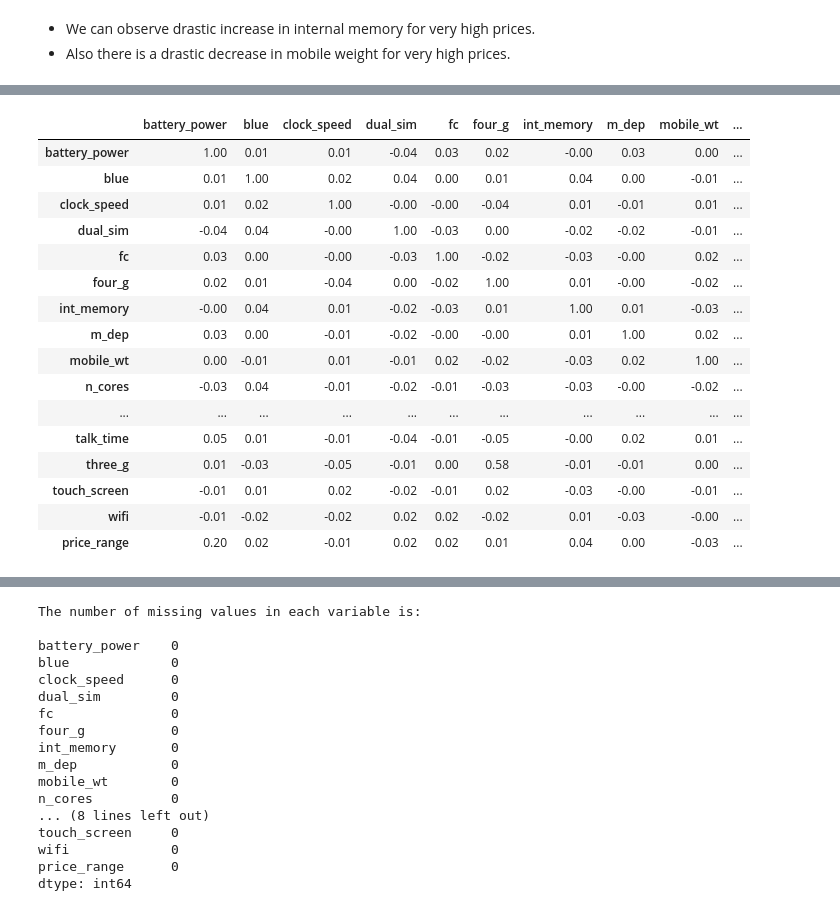
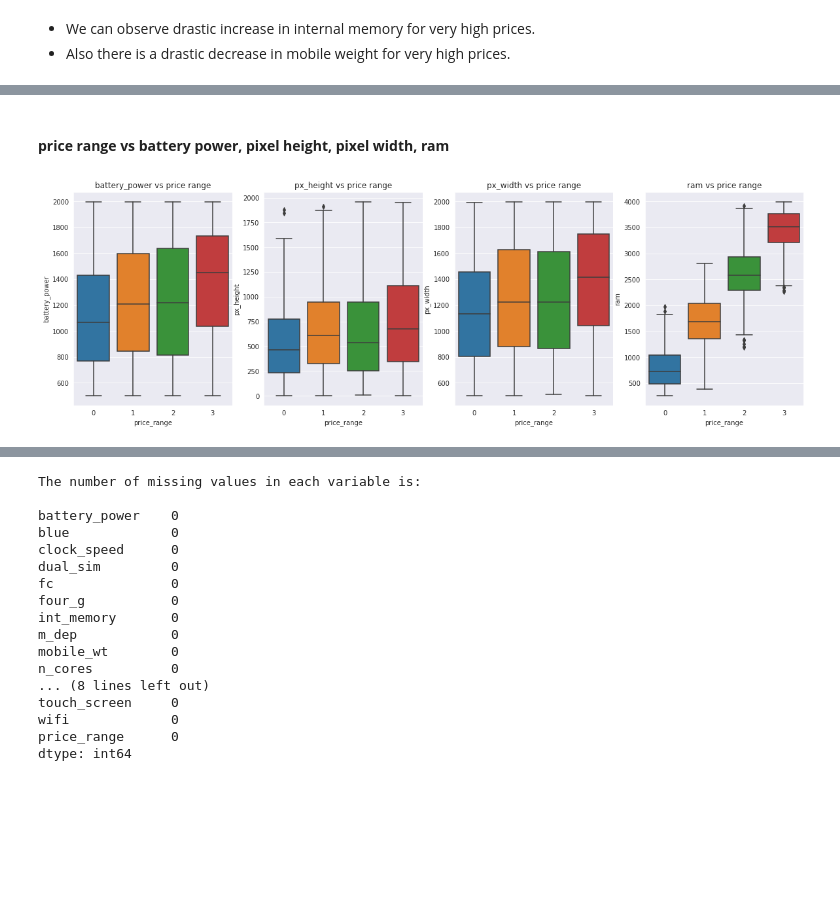
Before and after one commit to rahool010/Mobile-Price-Range-Prediction, a Jupyter notebook: Mobile_Price_Range_Prediction_Capstone_Project.ipynb, the cells around one changed output, grey strips where cells are left out. Cells and saved outputs as stored; diff of their text form; code cells hidden in the pictures; blank space fills up the shorter version.

```diff
--- a/Mobile_Price_Range_Prediction_Capstone_Project.ipynb
+++ b/Mobile_Price_Range_Prediction_Capstone_Project.ipynb
@@ -316,20 +260,16 @@ plot_along_target('px_height')
-# %%
-df.corr().style.background_gradient(cmap="Blues").set_precision(2)
-# %% [output]
-|  | battery_power | blue | clock_speed | dual_sim | fc | four_g | int_memory | m_dep | mobile_wt | ... |
-| battery_power | 1.00 | 0.01 | 0.01 | -0.04 | 0.03 | 0.02 | -0.00 | 0.03 | 0.00 | ... |
-| blue | 0.01 | 1.00 | 0.02 | 0.04 | 0.00 | 0.01 | 0.04 | 0.00 | -0.01 | ... |
-| clock_speed | 0.01 | 0.02 | 1.00 | -0.00 | -0.00 | -0.04 | 0.01 | -0.01 | 0.01 | ... |
-| dual_sim | -0.04 | 0.04 | -0.00 | 1.00 | -0.03 | 0.00 | -0.02 | -0.02 | -0.01 | ... |
-| fc | 0.03 | 0.00 | -0.00 | -0.03 | 1.00 | -0.02 | -0.03 | -0.00 | 0.02 | ... |
-| four_g | 0.02 | 0.01 | -0.04 | 0.00 | -0.02 | 1.00 | 0.01 | -0.00 | -0.02 | ... |
-| int_memory | -0.00 | 0.04 | 0.01 | -0.02 | -0.03 | 0.01 | 1.00 | 0.01 | -0.03 | ... |
-| m_dep | 0.03 | 0.00 | -0.01 | -0.02 | -0.00 | -0.00 | 0.01 | 1.00 | 0.02 | ... |
-| mobile_wt | 0.00 | -0.01 | 0.01 | -0.01 | 0.02 | -0.02 | -0.03 | 0.02 | 1.00 | ... |
-| n_cores | -0.03 | 0.04 | -0.01 | -0.02 | -0.01 | -0.03 | -0.03 | -0.00 | -0.02 | ... |
-| ... | ... | ... | ... | ... | ... | ... | ... | ... | ... | ... |
-| talk_time | 0.05 | 0.01 | -0.01 | -0.04 | -0.01 | -0.05 | -0.00 | 0.02 | 0.01 | ... |
-| three_g | 0.01 | -0.03 | -0.05 | -0.01 | 0.00 | 0.58 | -0.01 | -0.01 | 0.00 | ... |
-| touch_screen | -0.01 | 0.01 | 0.02 | -0.02 | -0.01 | 0.02 | -0.03 | -0.00 | -0.01 | ... |
-| wifi | -0.01 | -0.02 | -0.02 | 0.02 | 0.02 | -0.02 | 0.01 | -0.03 | -0.00 | ... |
-| price_range | 0.20 | 0.02 | -0.01 | 0.02 | 0.02 | 0.01 | 0.04 | 0.00 | -0.03 | ... |
+# %% [markdown]
+#### **price range vs battery power, pixel height, pixel width, ram**
+# %%
+# visualizing price range grouped by these variables using boxplot
+list1=['battery_power','px_height','px_width','ram']
+plt.figure(figsize=(20,6))
+for index,elem in enumerate(list1):
+  plt.subplot(1,4,index+1)
+  if elem == 'ram':
+    sns.boxplot(x='price_range',y='ram',data=df)
+  else:
+    sns.boxplot(x='price_range',y=elem,data=df)
+  plt.xticks([0,1,2,3])
+  plt.title(f'{elem} vs price range')
+# %% [output]
+[figure, added]
```
Also changed, not shown: parts of 34 cells of this notebook.
